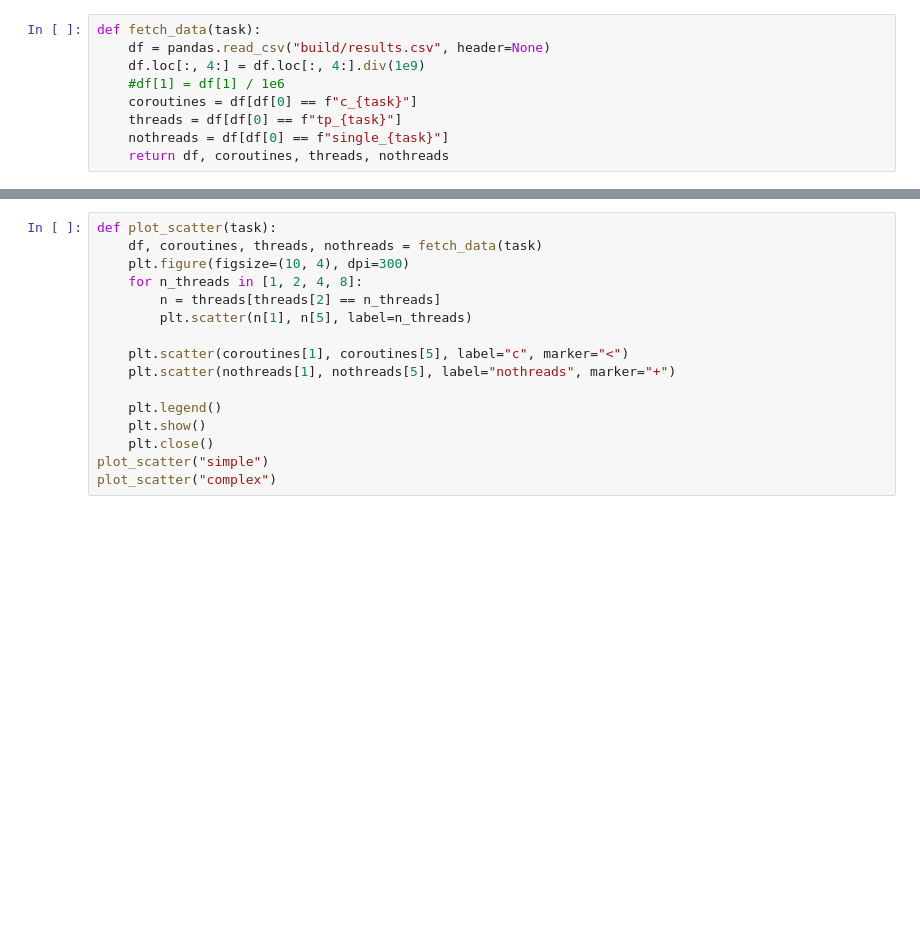
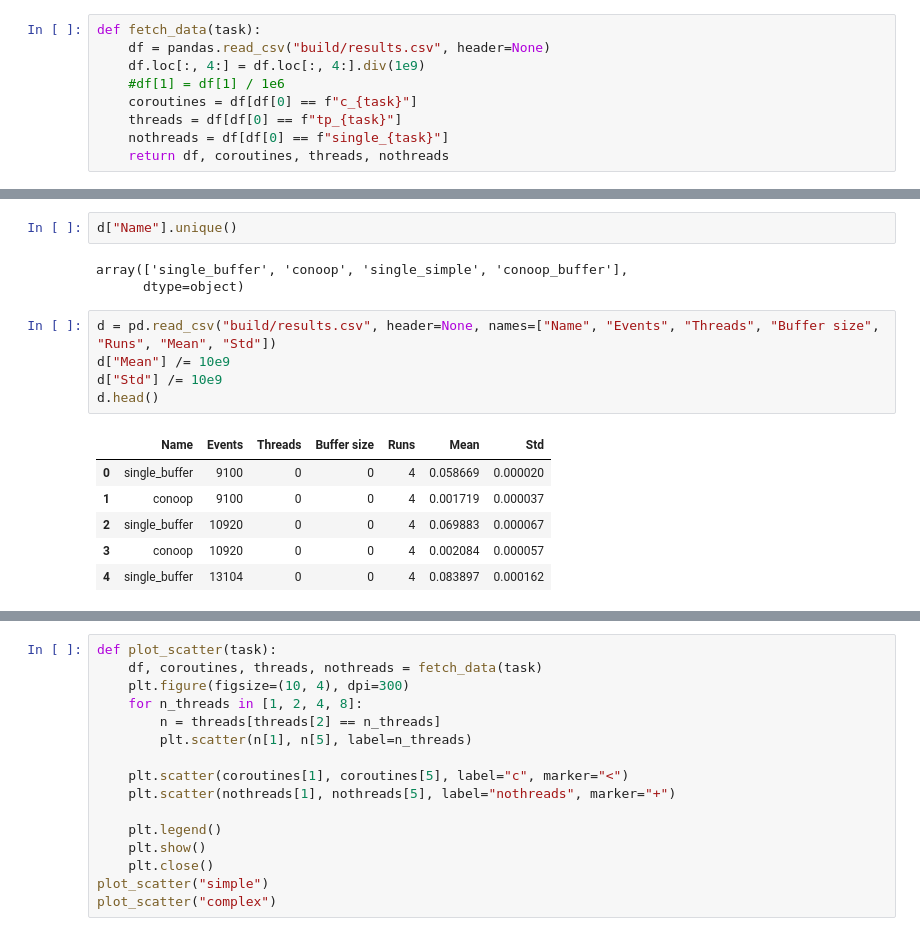
Before and after one commit to Jegp/aestream-paper, a Jupyter notebook: plots.ipynb, the cells around one changed output, grey strips where cells are left out. Saved outputs shown, nothing was run; the diff lists cells and outputs as text; blank space fills up the shorter version.

```diff
--- a/plots.ipynb
+++ b/plots.ipynb
@@ -38,0 +39,17 @@ fetch_data("simple")[0]
+# %%
+d["Name"].unique()
+# %% [output]
+array(['single_buffer', 'conoop', 'single_simple', 'conoop_buffer'],
+      dtype=object)
+# %%
+d = pd.read_csv("build/results.csv", header=None, names=["Name", "Events", "Threads", "Buffer size", "Runs", "Mean", "Std"])
+d["Mean"] /= 10e9
+d["Std"] /= 10e9
+d.head()
+# %% [output]
+|  | Name | Events | Threads | Buffer size | Runs | Mean | Std |
+| 0 | single_buffer | 9100 | 0 | 0 | 4 | 0.058669 | 0.000020 |
+| 1 | conoop | 9100 | 0 | 0 | 4 | 0.001719 | 0.000037 |
+| 2 | single_buffer | 10920 | 0 | 0 | 4 | 0.069883 | 0.000067 |
+| 3 | conoop | 10920 | 0 | 0 | 4 | 0.002084 | 0.000057 |
+| 4 | single_buffer | 13104 | 0 | 0 | 4 | 0.083897 | 0.000162 |
```
Also changed, not shown: parts of 5 cells of this notebook, 3 other files.
